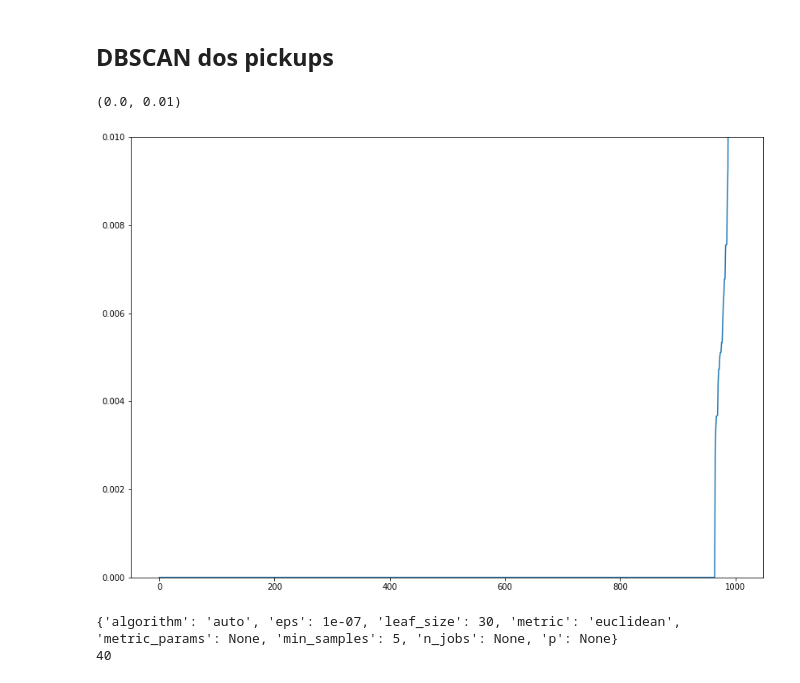
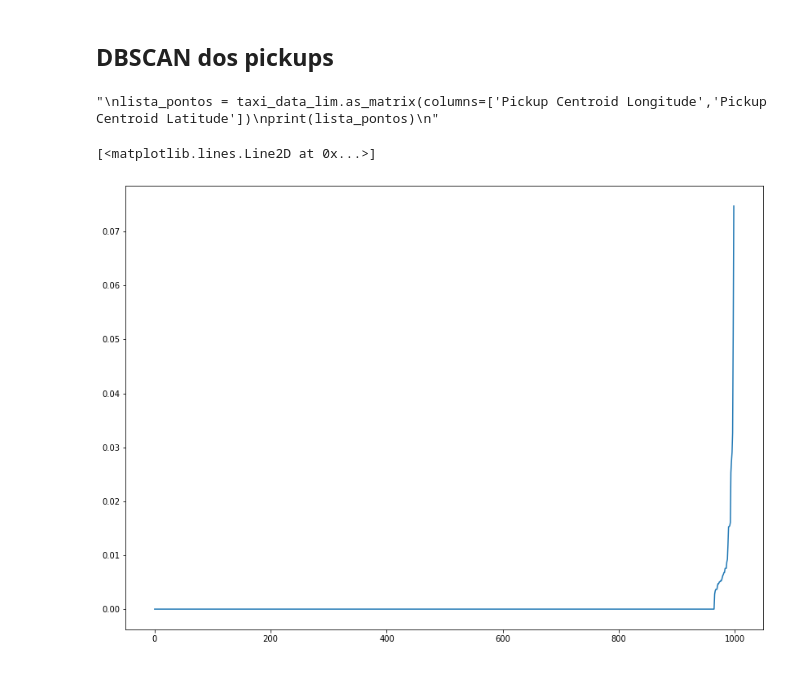
Before and after one commit to pedroafonsoo/clustering_case_study_industrial_seminars, a Jupyter notebook: dbscan_case_study_dbscan.ipynb, the cells around one changed output. Cells and saved outputs as stored; diff of their text form; code cells hidden in the pictures.

```diff
--- a/dbscan_case_study_dbscan.ipynb
+++ b/dbscan_case_study_dbscan.ipynb
@@ -215,33 +218,32 @@ The dedent function was deprecated in Matplotlib 3.1 and will be removed in 3.3.
 lista_pontos = []
 for i in range(1,data_size):
     lista_pontos.append([taxi_data_lim['Pickup Centroid Longitude'][i],taxi_data_lim['Pickup Centroid Latitude'][i]])
+
+"""
+lista_pontos = taxi_data_lim.as_matrix(columns=['Pickup Centroid Longitude','Pickup Centroid Latitude'])
+print(lista_pontos)
+"""
+# %% [output]
+"\nlista_pontos = taxi_data_lim.as_matrix(columns=['Pickup Centroid Longitude','Pickup Centroid Latitude'])\nprint(lista_pontos)\n"
 # %%
-from sklearn.cluster import DBSCAN
-from sklearn import metrics
-from sklearn.neighbors import NearestNeighbors
-from scipy.spatial.distance import euclidean
 
 neigh = NearestNeighbors(n_neighbors=2)
 nbrs = neigh.fit(lista_pontos)
 distances, indices = nbrs.kneighbors(lista_pontos)
 
+"""
+for i in distances:
+    print(i)
+"""
+
 distances = np.sort(distances, axis=0)
 distances = distances[:,1]
+
+# o valor ideal para o epsilon será encontrado no ponto de curvatura máxima
 plt.plot(distances)
-plt.ylim(0.00, 0.01)
+
+#Para minPts, sugiro não confiar em um método automático, mas no conhecimento do domínio.
+#plt.ylim(0.00, 0.01)
 # %% [output]
-(0.0, 0.01)
+[<matplotlib.lines.Line2D at 0x...>]
-[figure, old version]
+[figure, new version]
-# %%
-db = DBSCAN(eps=0.0000001, min_samples=5)
-print(db.get_params())
-
-# Quando menor o eps, mais clusters vai criar
-# o min_pts tem que ser o minimo de pontos para formar um cluster
-# 0.0000001 = 8 cm
-# colocar a 0.00001
-db.fit(lista_pontos)
-print(max(db.labels_))
-# %% [output]
-{'algorithm': 'auto', 'eps': 1e-07, 'leaf_size': 30, 'metric': 'euclidean', 'metric_params': None, 'min_samples': 5, 'n_jobs': None, 'p': None}
-40
```
Also changed, not shown: parts of 6 cells of this notebook.
